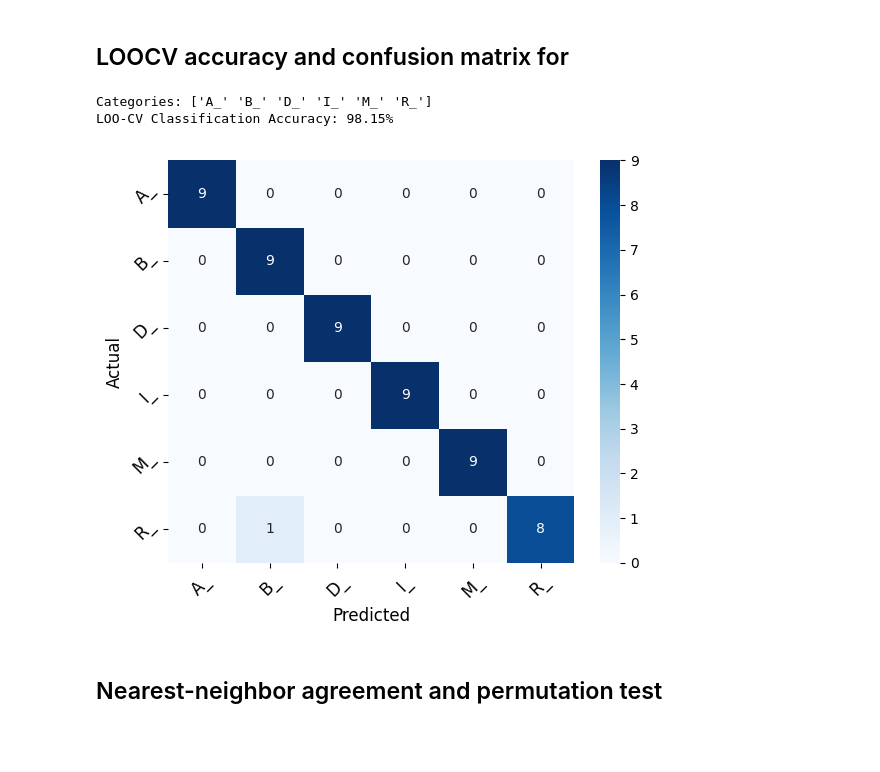
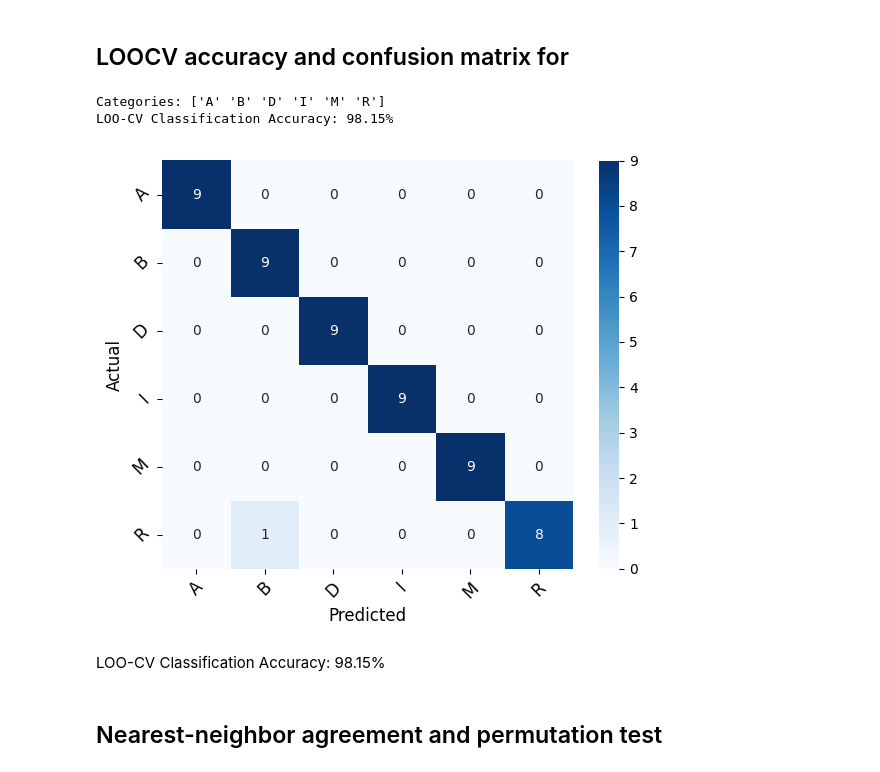
Before and after one commit to ishikaghosh2201/Mapper-Loss-Computation, a Jupyter notebook: workflow_letters.ipynb, the cells around one changed output. Drawn from its saved outputs; the diff is of its cells as text; code cells hidden in the pictures; blank space fills up the shorter version.

```diff
--- a/workflow_letters.ipynb
+++ b/workflow_letters.ipynb
@@ -218,6 +218,14 @@ Index(['A_0', 'A_1', 'A_2', 'A_3', 'A_4', 'A_5', 'A_6', 'A_7', 'A_8', 'B_0',
 loo = LeaveOneOut()
 k_values = range(1, 31)
 mean_accuracies = []
+
+dist_df = pd.read_csv('pairwise_results_table.csv', index_col=0)
+
+
+labels = dist_df.index
+# Extract category names by removing numbers
+categories = np.array([label.rstrip("0123456789_") for label in labels])
+
 
 for k in k_values:
     preds = []
@@ -261,7 +269,7 @@ dist_matrix = dist_df.values  # Convert DataFrame to NumPy array
 
 
 # Extract category names by removing numbers
-categories = np.array([label.rstrip("0123456789") for label in labels])
+categories = np.array([label.rstrip("0123456789_") for label in labels])
 
 # Print unique categories
 print("Categories:", np.unique(categories))
@@ -281,35 +289,37 @@ for train_index, test_index in loo.split(dist_matrix):
     # test_dist = dist_matrix[np.ix_(test_index, train_index)]
 
     knn = KNeighborsClassifier(n_neighbors=n_neighbors, metric="precomputed")
     knn.fit(train_dist, categories[train_index])  # Train on category labels
 
     pred = knn.predict(test_dist)
 
     y_true.append(categories[test_index][0])
     y_pred.append(pred[0])
 
 # Compute Classification Accuracy
 accuracy = accuracy_score(y_true, y_pred)
 print(f"LOO-CV Classification Accuracy: {accuracy * 100:.2f}%")
 
 # Confusion Matrix Visualization
 cm = confusion_matrix(y_true, y_pred, labels=np.unique(categories))
 
 plt.figure(figsize=(6, 5))
 sns.heatmap(cm, annot=True, fmt="d", cmap="Blues", xticklabels=np.unique(categories), yticklabels=np.unique(categories))
 plt.xlabel("Predicted", fontsize=12)
 plt.ylabel("Actual", fontsize=12)
 # plt.title("Confusion Matrix")
 plt.xticks(rotation=45, fontsize=12)
 plt.yticks(rotation=45, fontsize=12)
 plt.tight_layout()
 plt.savefig('confusion_matrix.png', dpi=300)
 plt.tight_layout()
 plt.show()
 # %% [output]
-Categories: ['A_' 'B_' 'D_' 'I_' 'M_' 'R_']
+Categories: ['A' 'B' 'D' 'I' 'M' 'R']
 LOO-CV Classification Accuracy: 98.15%
-[figure, old version]
+[figure, new version]
+# %% [markdown]
+LOO-CV Classification Accuracy: 98.15%
 # %% [markdown]
 ## Nearest-neighbor agreement and permutation test
 # %%
```
Also changed, not shown: parts of 2 cells of this notebook, 7 other files.
